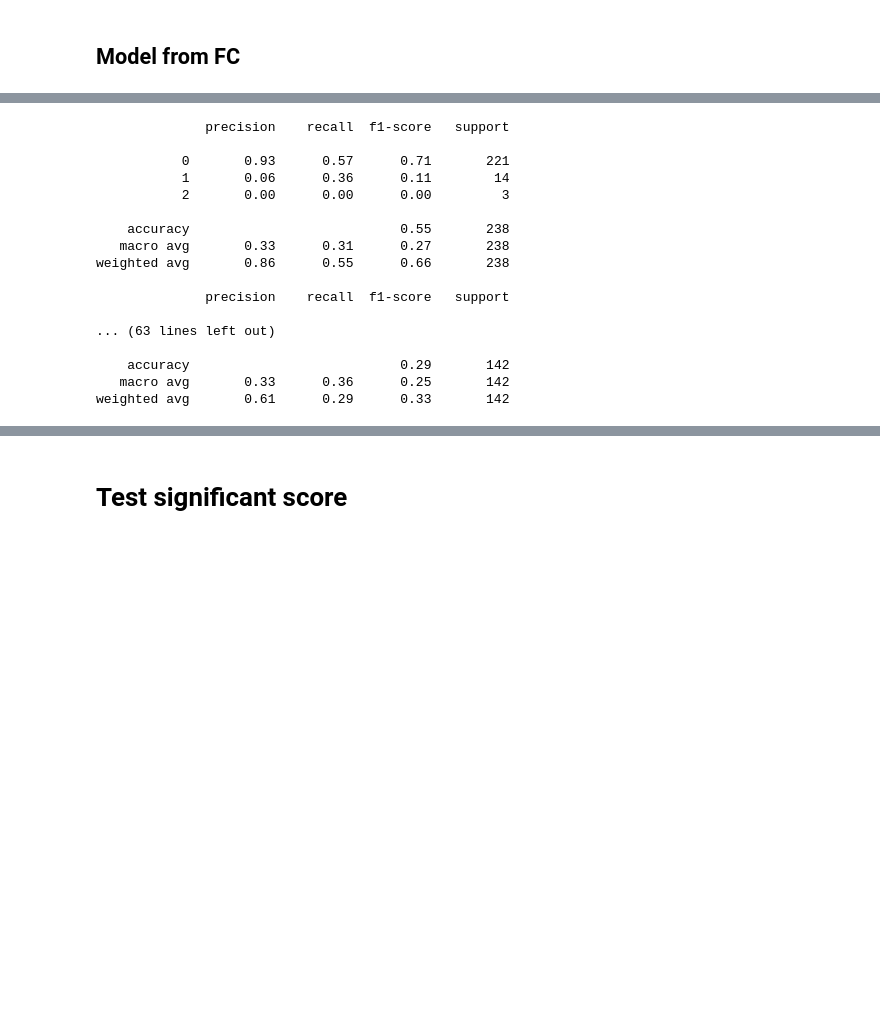
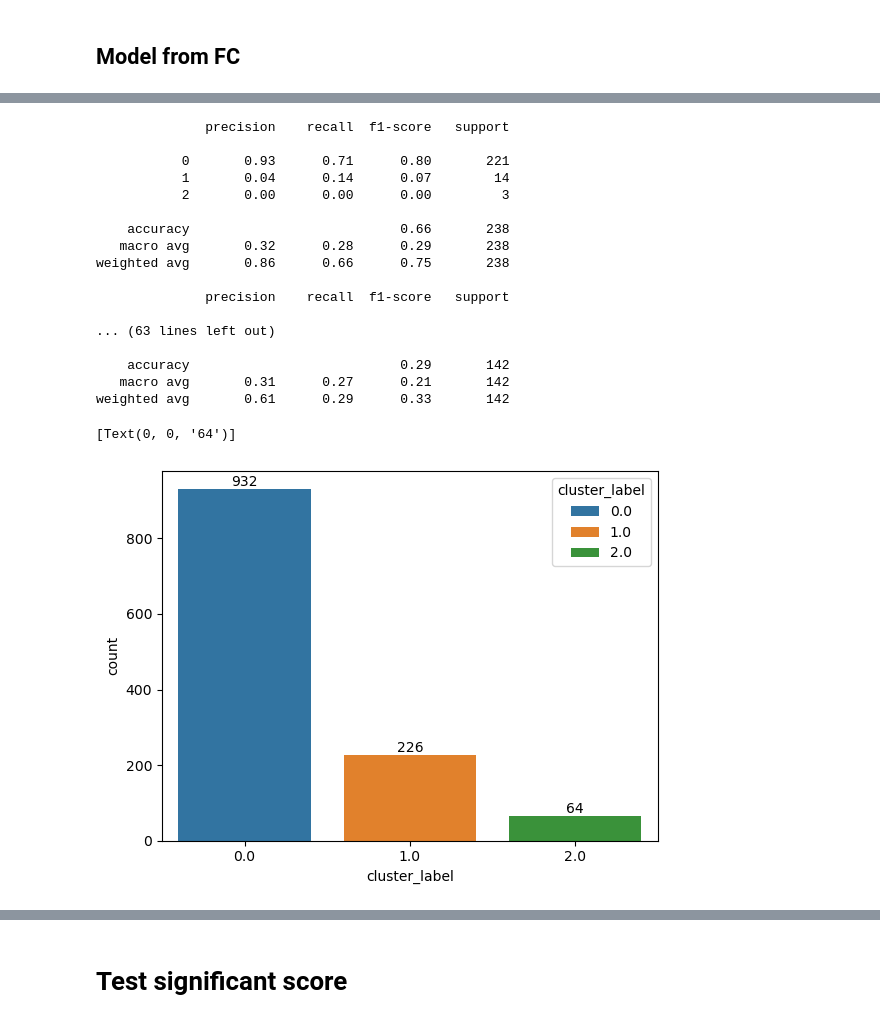
Before and after one commit to jonathan-legrand/memento-postproc, a Jupyter notebook: predict_cluster_fc.ipynb, the cells around one changed output, grey strips where cells are left out. Saved outputs shown, nothing was run; the diff lists cells and outputs as text; code cells hidden in the pictures; blank space fills up the shorter version.

```diff
--- a/predict_cluster_fc.ipynb
+++ b/predict_cluster_fc.ipynb
@@ -121,11 +167,12 @@ clf = Pipeline(
     ],
     verbose=False
 )
-
+deconfounder = MatrixDeconfounder()
+confounds = ct.fit_transform(metadata)
 
 cats = ("stable", "slow decline", "steep decline")
 
-test_scores, cm, patterns = run_cv(clf, matrices, metadata, outer_cv)
+test_scores, cm, patterns = run_cv(deconfounder, clf, matrices, metadata, confounds, outer_cv)
 
 masker = clf.named_steps["matrixmasker"]
 l = len(masker.vec_idx_)
@@ -136,18 +183,26 @@ hmat = vec_to_sym_matrix(
 # %% [output]
               precision    recall  f1-score   support
 
-           0       0.93      0.57      0.71       221
-           1       0.06      0.36      0.11        14
+           0       0.93      0.71      0.80       221
+           1       0.04      0.14      0.07        14
            2       0.00      0.00      0.00         3
 
-    accuracy                           0.55       238
-   macro avg       0.33      0.31      0.27       238
-weighted avg       0.86      0.55      0.66       238
+    accuracy                           0.66       238
+   macro avg       0.32      0.28      0.29       238
+weighted avg       0.86      0.66      0.75       238
 
               precision    recall  f1-score   support
 
 ... (63 lines left out)
 
     accuracy                           0.29       142
-   macro avg       0.33      0.36      0.25       142
+   macro avg       0.31      0.27      0.21       142
 weighted avg       0.61      0.29      0.33       142
+# %%
+g = sns.countplot(metadata, x="cluster_label", hue="cluster_label", palette="tab10")
+g.bar_label(g.containers[0])
+g.bar_label(g.containers[1])
+g.bar_label(g.containers[2])
+# %% [output]
+[Text(0, 0, '64')]
+[figure, added]
```
Also changed, not shown: parts of 17 cells of this notebook, 2 other files.
